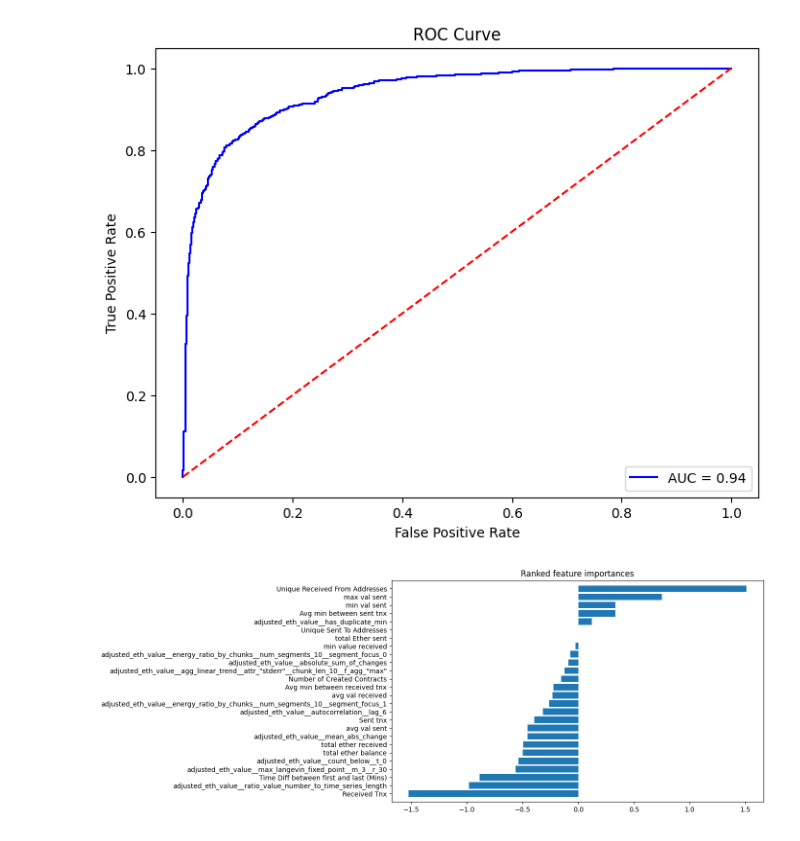
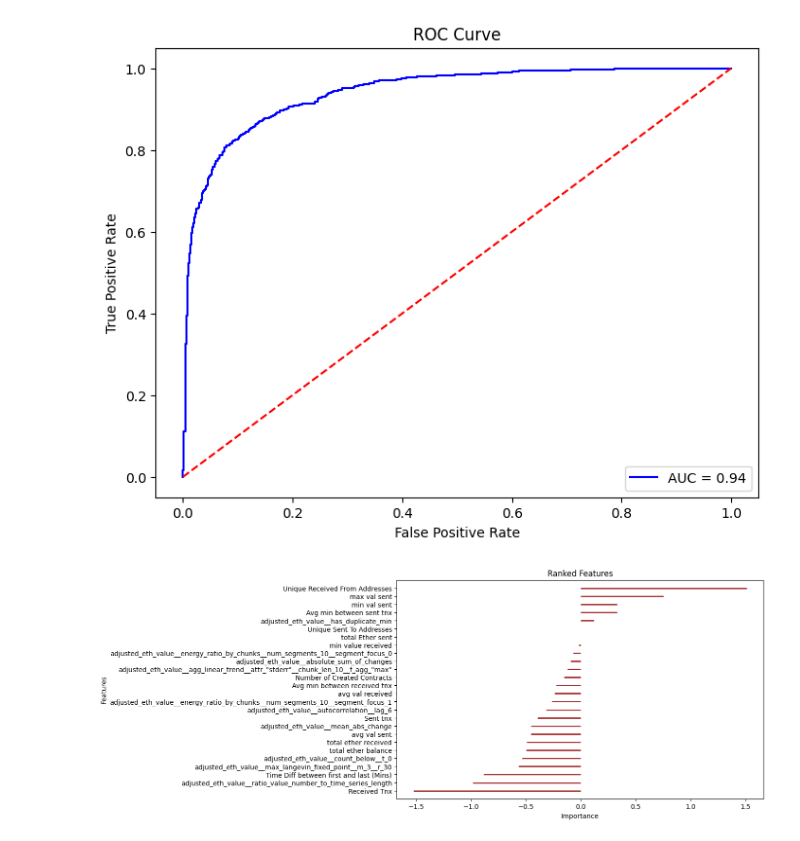
Before and after one commit to shazzad-hasan/ethereum-fraud-detection, a Jupyter notebook: models/logistic_reg.ipynb, the cells around one changed output. Cells and saved outputs as stored; diff of their text form; code cells hidden in the pictures.

```diff
--- a/models/logistic_reg.ipynb
+++ b/models/logistic_reg.ipynb
@@ -83,7 +83,6 @@ print('test roc_auc_score: ', roc_auc_score(df_test['FLAG'], clf.predict_proba(d
 train roc_auc_score:  0.931766597652925
 test roc_auc_score:  0.9411645798590109
 # %%
-# Hyperparameter tuning
 logreg = LogisticRegression(random_state=42)
 params = {
     'penalty' : ['l1','l2'],
@@ -94,7 +93,6 @@ params = {
 clf = GridSearchCV(estimator=logreg,
                    param_grid = params,
                    cv=5,
-                   n_jobs=-1,
                    scoring='f1')
 clf.fit(df_train_prep, df_train['FLAG'])
 # %% [output]
@@ -177,13 +174,16 @@ plt.show()
 # %%
 feat_importances = clf.best_estimator_.coef_[0]
 indices = np.argsort(feat_importances)
 
 fig, ax = plt.subplots(figsize=(10, 6))
-plt.title("Ranked feature importances")
-plt.barh(range(len(feat_importances)), feat_importances[indices], align="center")
+plt.title("Ranked Features")
+y_positions = range(len(feat_importances))
+plt.hlines(y=y_positions, xmin=0, xmax=feat_importances[indices], color='brown', linewidth=2)
 features = ['{}'.format(feature_list[i]) for i in range(len(feature_list))]
-plt.yticks(range(len(feat_importances)), [features[idx] for idx in indices])
+plt.yticks(y_positions, [features[idx] for idx in indices])
 plt.ylim([-1, len(feat_importances)])
-plt.show();
+plt.xlabel("Importance")
+plt.ylabel("Features")
+plt.show()
 # %% [output]
-[figure, old version]
+[figure, new version]
```
Also changed, not shown: parts of 4 cells of this notebook.
